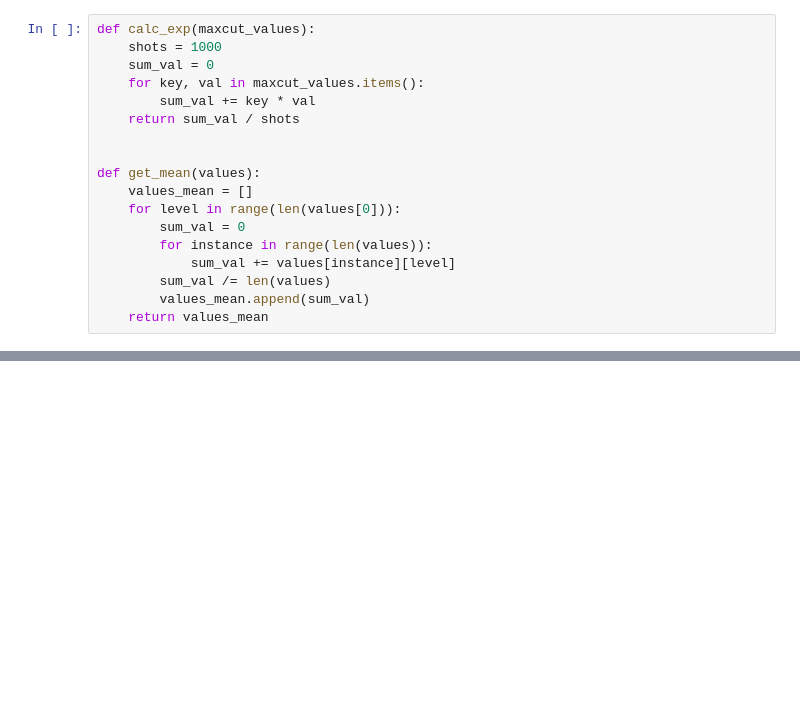
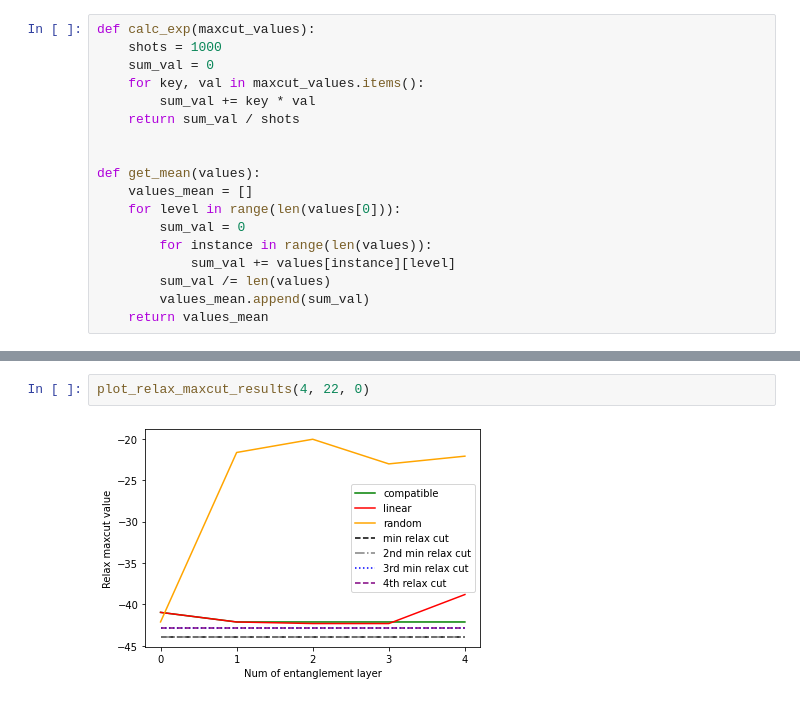
Before and after one commit to terapoon/qrao_experiment, a Jupyter notebook: qulacs/dashboard.ipynb, the cells around one changed output, grey strips where cells are left out. Cells and saved outputs as stored; diff of their text form; blank space fills up the shorter version.

```diff
--- a/qulacs/dashboard.ipynb
+++ b/qulacs/dashboard.ipynb
@@ -145,0 +219,4 @@ for deg in degs:
+# %%
+plot_relax_maxcut_results(4, 22, 0)
+# %% [output]
+[figure, added]
```
Also changed, not shown: parts of 17 cells of this notebook, 5 other files.
